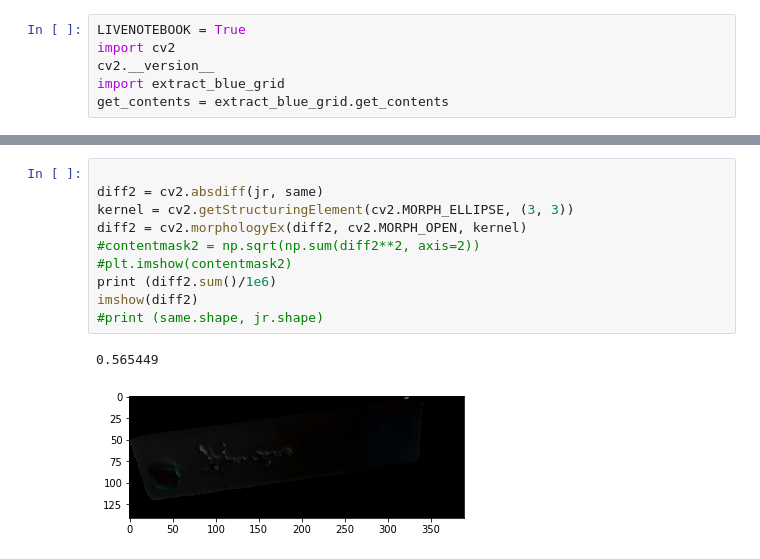
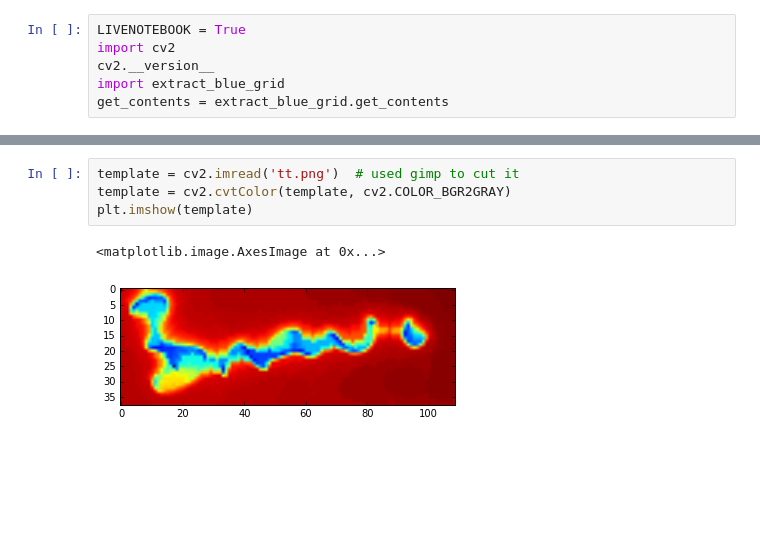
Before and after one commit to dirkjot/pingpongcam, a Jupyter notebook: opencv/exploration-3.ipynb, the cells around one changed output, grey strips where cells are left out. Drawn from its saved outputs; the diff is of its cells as text; blank space fills up the shorter version.

Commit message:
Templating successful with manually created template

```diff
--- a/opencv/exploration-3.ipynb
+++ b/opencv/exploration-3.ipynb
@@ -215,13 +148,7 @@ Found shape with sides: 4
-# %%
-
-diff2 = cv2.absdiff(jr, same)
-kernel = cv2.getStructuringElement(cv2.MORPH_ELLIPSE, (3, 3))
-diff2 = cv2.morphologyEx(diff2, cv2.MORPH_OPEN, kernel)
-#contentmask2 = np.sqrt(np.sum(diff2**2, axis=2))
-#plt.imshow(contentmask2)
-print (diff2.sum()/1e6)
-imshow(diff2)
-#print (same.shape, jr.shape)
-# %% [output]
-0.565449
-[figure, removed]
+# %%
+template = cv2.imread('tt.png')  # used gimp to cut it
+template = cv2.cvtColor(template, cv2.COLOR_BGR2GRAY)
+plt.imshow(template)
+# %% [output]
+<matplotlib.image.AxesImage at 0x...>
+[figure, added]
```
Also changed, not shown: parts of 19 cells of this notebook, 1 other file.
